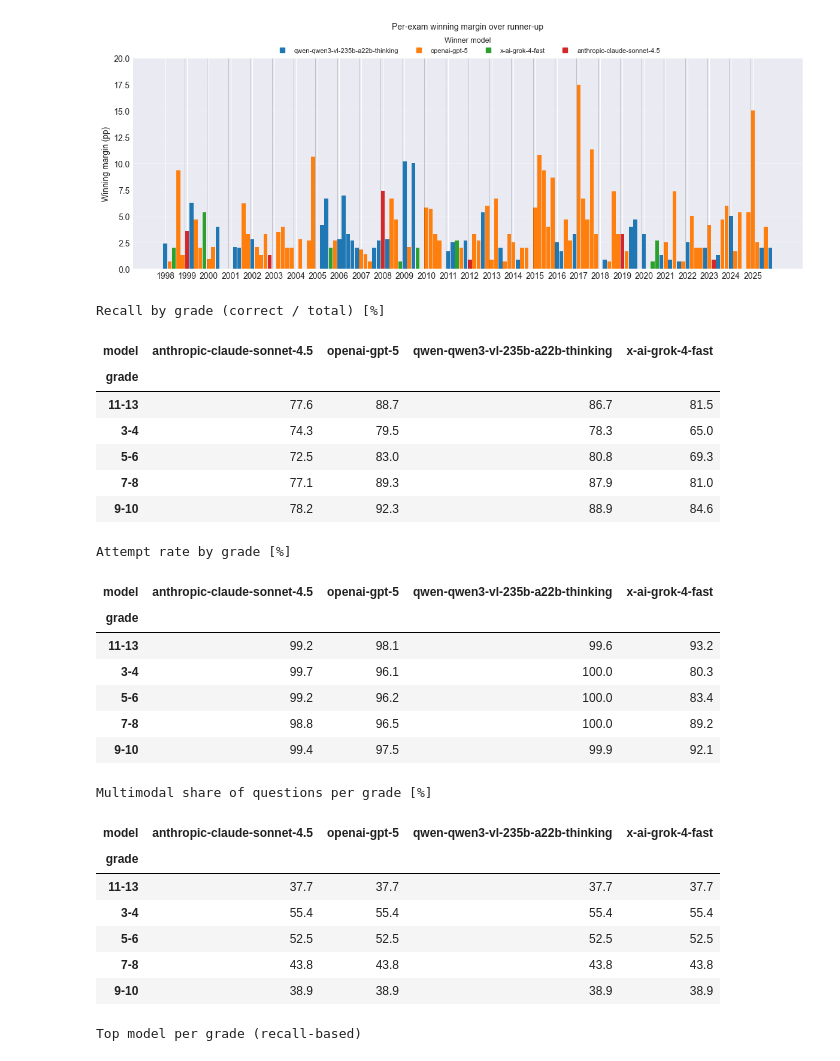
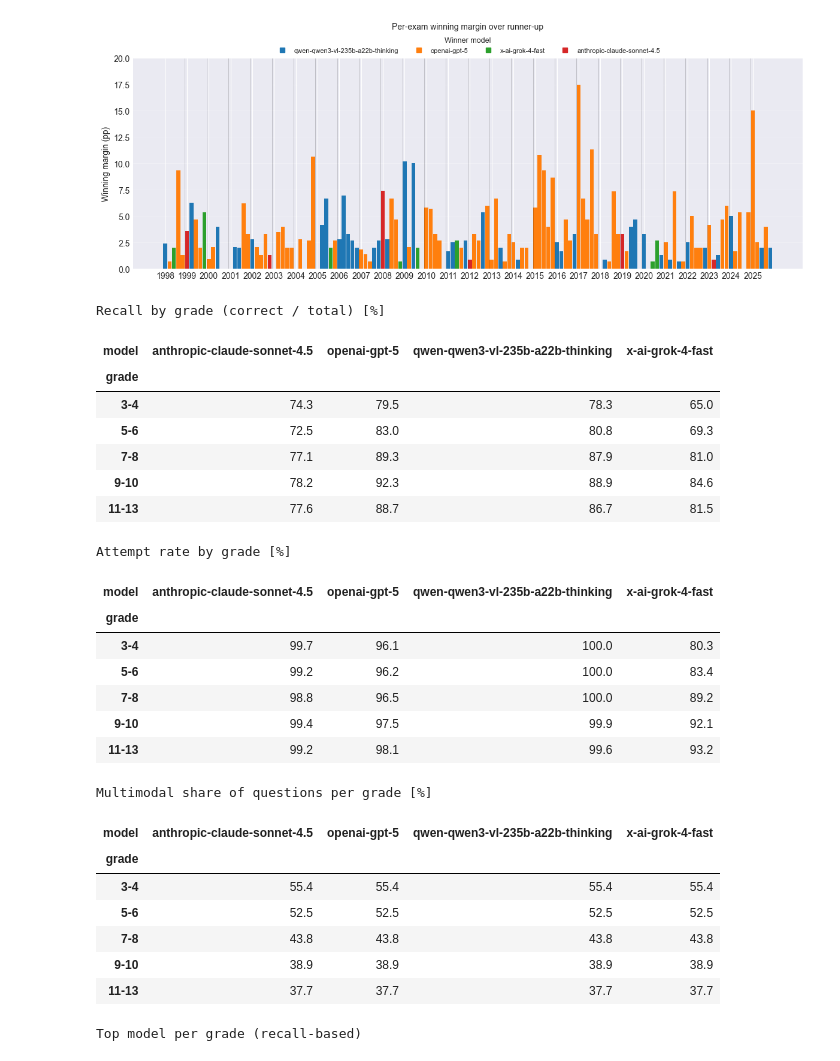
Before and after one commit to janishahn/kaenguru_benchmark, a Jupyter notebook: compare_runs.ipynb, the cells around one changed output. Drawn from its saved outputs; the diff is of its cells as text; code cells hidden in the pictures.

```diff
--- a/compare_runs.ipynb
+++ b/compare_runs.ipynb
@@ -68,8 +68,11 @@ def _grade_band(group_label: Any) -> str:
     return "Other"
 
 
-def _grade_sort_key(label: Any) -> int:
-    return _primary_grade(label)
+def _grade_sort_key(label: Any) -> Tuple[int, int]:
+    numbers = score_utils.extract_grade_numbers(label)
+    if not numbers:
+        return (0, 0)
+    return (min(numbers), max(numbers))
 
 
 def _model_label_from_run(run_id: str) -> str:
@@ -593,6 +596,7 @@ Exam victories by model (percent of max score)
 # Best-performer per exam timeline (color = model; height = % of max)
 import numpy as np
 import matplotlib.pyplot as plt
+import os
 
 if exam_all.empty:
     print('No exam data to plot.')
@@ -651,7 +655,7 @@ else:
         winners[metric_col].values
         if metric_col == 'pct_of_max'
         else (winners['total_score'].values / winners['max_score'].values) * 100.0
-)
+    )
     bar_colors = [colors[m] for m in winners['model']]
 
     # Year tick positions: first exam of each year
@@ -711,7 +715,15 @@ else:
             winners['pct_of_max'],
             (winners['total_score'] / winners['max_score']) * 100.0,
         )
-)[['year', 'exam', 'model', 'pct_best', 'total_score', 'max_score']]
+    )[["year", "exam", "model", "pct_best", "total_score", "max_score"]]
+
+    # Ensure plots directory exists
+    plots_dir = os.path.join(os.getcwd(), "plots")
+    os.makedirs(plots_dir, exist_ok=True)
+
+    pdf_path = os.path.join(plots_dir, "best_performer_timeline.pdf")
+    fig.savefig(pdf_path, format="pdf", bbox_inches='tight')
+    print(f"Plot saved as {pdf_path}")
 
     plt.show()
 # %% [output]
@@ -718 +731,9 @@ else:
 [figure]
+# %%
+# Print the exact worst 3 exams by %max, as computed by the best performer per exam like the above cell
+if 'winners_timeline' not in globals() or winners_timeline.empty:
+    print('Run the timeline cell first to compute winners_timeline.')
+else:
+    worst3 = winners_timeline.nsmallest(3, 'pct_best')
+    for idx, row in worst3.iterrows():
+        print(f"{int(row['year'])} {row['exam']}: {row['model']} scored {row['total_score']:.1f}/{row['max_score']:.1f} = {row['pct_best']:.1f}%")
@@ -879,48 +904,51 @@ else:
 # %%
 if grade_all.empty:
     print("No grade-level breakdown available.")
 else:
     grade_all_sorted = grade_all.copy()
     grade_all_sorted['grade_sort'] = grade_all_sorted['grade'].apply(_grade_sort_key)
     grade_all_sorted = grade_all_sorted.sort_values(['grade_sort', 'grade', 'model'])
 
     recall_pivot = grade_all_sorted.pivot_table(index='grade', columns='model', values='recall')
     recall_pivot = recall_pivot.loc[[g for g in recall_pivot.index if g == g]]
+    recall_pivot = recall_pivot.sort_index(key=lambda x: x.map(_grade_sort_key))
     recall_pivot = recall_pivot.mul(100)
     display(recall_pivot.style.format('{:.1f}').set_caption('Recall by grade (correct / total) [%]'))
 
     attempt_pivot = grade_all_sorted.pivot_table(index='grade', columns='model', values='attempt_rate')
+    attempt_pivot = attempt_pivot.sort_index(key=lambda x: x.map(_grade_sort_key))
     attempt_pivot = attempt_pivot.mul(100)
     display(attempt_pivot.style.format('{:.1f}').set_caption('Attempt rate by grade [%]'))
 
     if 'multimodal_share_pct' in grade_all_sorted.columns:
         mm_pivot = grade_all_sorted.pivot_table(index='grade', columns='model', values='multimodal_share_pct')
+        mm_pivot = mm_pivot.sort_index(key=lambda x: x.map(_grade_sort_key))
         display(mm_pivot.style.format('{:.1f}').set_caption('Multimodal share of questions per grade [%]'))
 # %% [output]
 Recall by grade (correct / total) [%]
 | model | anthropic-claude-sonnet-4.5 | openai-gpt-5 | qwen-qwen3-vl-235b-a22b-thinking | x-ai-grok-4-fast |
 | grade |  |  |  |  |
-| 11-13 | 77.6 | 88.7 | 86.7 | 81.5 |
 | 3-4 | 74.3 | 79.5 | 78.3 | 65.0 |
 | 5-6 | 72.5 | 83.0 | 80.8 | 69.3 |
 | 7-8 | 77.1 | 89.3 | 87.9 | 81.0 |
 | 9-10 | 78.2 | 92.3 | 88.9 | 84.6 |
+| 11-13 | 77.6 | 88.7 | 86.7 | 81.5 |
 Attempt rate by grade [%]
 | model | anthropic-claude-sonnet-4.5 | openai-gpt-5 | qwen-qwen3-vl-235b-a22b-thinking | x-ai-grok-4-fast |
 | grade |  |  |  |  |
-| 11-13 | 99.2 | 98.1 | 99.6 | 93.2 |
 | 3-4 | 99.7 | 96.1 | 100.0 | 80.3 |
 | 5-6 | 99.2 | 96.2 | 100.0 | 83.4 |
 | 7-8 | 98.8 | 96.5 | 100.0 | 89.2 |
 | 9-10 | 99.4 | 97.5 | 99.9 | 92.1 |
+| 11-13 | 99.2 | 98.1 | 99.6 | 93.2 |
 Multimodal share of questions per grade [%]
 | model | anthropic-claude-sonnet-4.5 | openai-gpt-5 | qwen-qwen3-vl-235b-a22b-thinking | x-ai-grok-4-fast |
 | grade |  |  |  |  |
-| 11-13 | 37.7 | 37.7 | 37.7 | 37.7 |
 | 3-4 | 55.4 | 55.4 | 55.4 | 55.4 |
 | 5-6 | 52.5 | 52.5 | 52.5 | 52.5 |
 | 7-8 | 43.8 | 43.8 | 43.8 | 43.8 |
 | 9-10 | 38.9 | 38.9 | 38.9 | 38.9 |
+| 11-13 | 37.7 | 37.7 | 37.7 | 37.7 |
 # %%
 
 if summary_df.empty:
```
Also changed, not shown: parts of 5 cells of this notebook, 29 other files.
